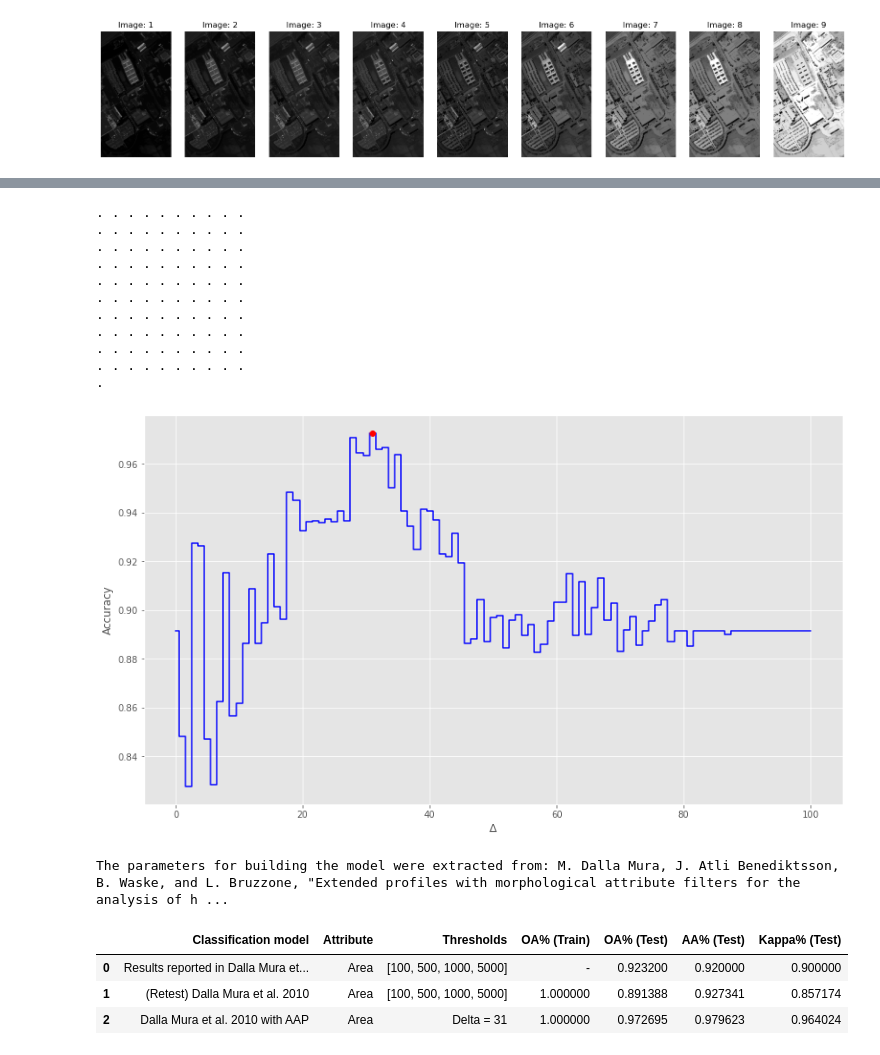
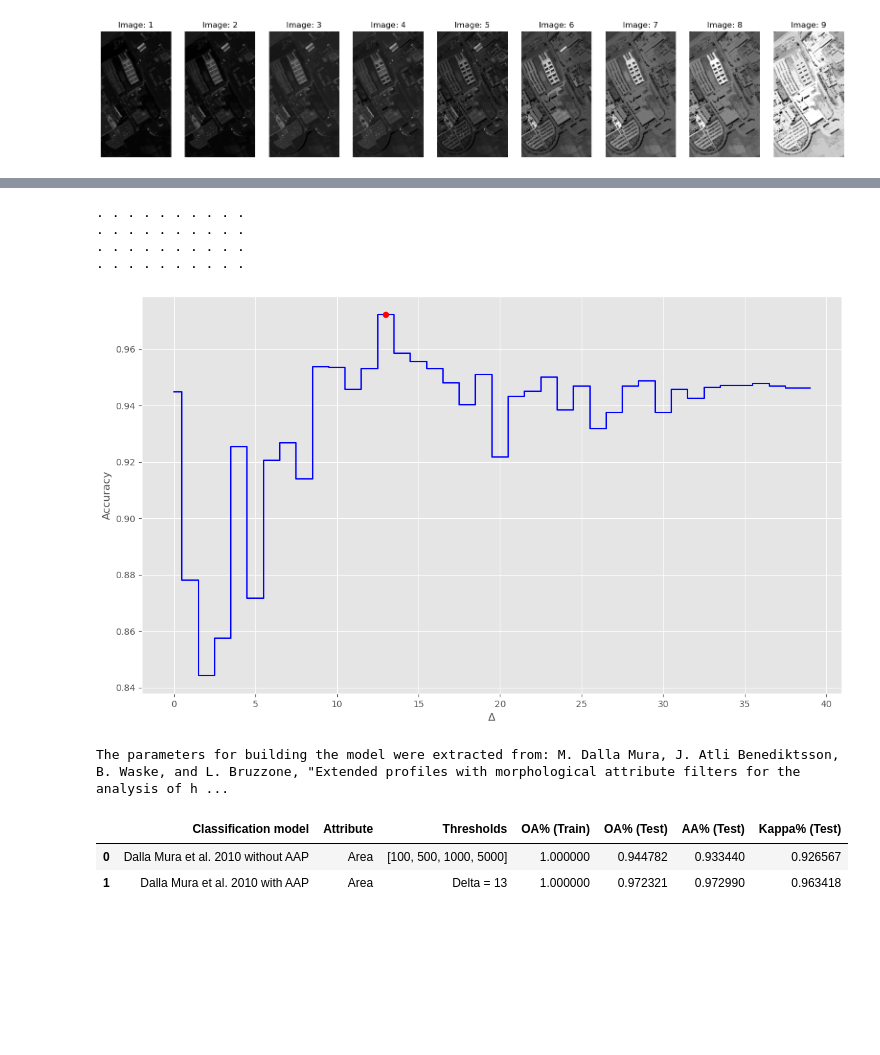
Before and after one commit to wonderalexandre/MorphoAAP, a Jupyter notebook: example/Classification_of_remote_sensing_data_with_MorphAAP.ipynb, the cells around one changed output, grey strips where cells are left out. Saved outputs shown, nothing was run; the diff lists cells and outputs as text; code cells hidden in the pictures; blank space fills up the shorter version.

```diff
--- a/example/Classification_of_remote_sensing_data_with_MorphAAP.ipynb
+++ b/example/Classification_of_remote_sensing_data_with_MorphAAP.ipynb
@@ -179,7 +169,10 @@ class RandomForestBasedAttributeProfile(RandomForestClassifier):
     self.attributeType = attributeType
     self.deltaMSER = deltaMSER
     self.image = image
-    self.EAP_vector = featureExtraction(self.image, self.lambdas, self.attributeType, deltaMSER=self.deltaMSER)
+
+    self.EAP_vector = featureExtraction(self.image, self.attributeType, self.lambdas, deltaMSER=self.deltaMSER)
+    bands, nr, nc = self.EAP_vector.shape
+    self.EAP_vector = self.EAP_vector.reshape((bands, nr * nc)).T
 
 
   def fit(self, idx, y):
@@ -300,7 +293,8 @@ def getMetrics(y_train, y_test, yp_train, yp_pred):
 
     AA_classes_train = recall_score(y_train, yp_train, average=None, labels=np.unique(y_train))
     AA_classes_test = recall_score(y_test, yp_pred, average=None, labels=np.unique(y_test))
-    df_classes = pd.DataFrame({"Classes":np.unique(y_train), "Train": AA_classes_train, "Test": AA_classes_test})
-    df_classes.set_index("Classes")
-
+    df_classes = pd.DataFrame({"Class":np.unique(y_train), "Train": AA_classes_train, "Test": AA_classes_test})
+    df_classes['Class'] = df_classes['Class'].astype(int)
+    df_classes.reset_index()
+    df_classes.set_index('Class')
     return df, df_classes
@@ -311,11 +304,12 @@ def getMetrics(y_train, y_test, yp_train, yp_pred):
 # %%
 # load dataset: university of Pavia
-pavia = scipy.io.loadmat('pavia_uni.mat')
-image = pavia['pavia_uni']
-test = pavia['pavia_uni_ts']
-train = pavia['pavia_uni_tr']
+image = sio.loadmat('PaviaU.mat')['paviaU']
+test = sio.loadmat('img_gt.mat')['img_gt']
+train = sio.loadmat('img_train.mat')['img_train']
 
 # Train and test sets
+test = test.astype(np.float32)
+train = train.astype(np.float32)
 train = train.reshape(-1)
 test = test.reshape(-1)
 idx_train = np.array(np.where(train>0)).reshape(-1)
@@ -324,14 +318,10 @@ y_train = train[idx_train]
 y_test  = test[idx_test]
 
 #PCA
-image_pca = getPCA(image, preserved_var=0.992)
-bands = image_pca.shape[2]
-for band in range(bands):
-  image_pca[:, :, band] = rescale(image_pca[:, :, band])
+image_pca = getPCA(image, numPCs=4)
 
 lambdas = [100, 500, 1000, 5000]
-attributeType = 0 #Currently only the area attribute is available
-
+attr_type=0 #area
 modelAP = RandomForestBasedAttributeProfile(n_estimators = 100,
                                           bootstrap=True,
                                           max_features = "sqrt",
@@ -339,7 +329,7 @@ modelAP = RandomForestBasedAttributeProfile(n_estimators = 100,
                                           random_state=42,
                                           image=image_pca,
                                           lambdas=lambdas,
-                                          attributeType=attributeType
+                                          attributeType=attr_type
                                           )
 
 
@@ -355,51 +345,43 @@ parameters_grid ={
     "random_state": [42],
     "image": [image_pca],
     "lambdas": [lambdas],
-    "attributeType": [attributeType],
+    "attributeType": [attr_type],
     "deltaMSER": [i for i in range(0, 40)]
 }
 gridsearch = GridSearch(parameters_grid, X_val=idx_test, y_val=y_test)
 gridsearch.fit(idx_train, y_train)
 gridsearch.plot("deltaMSER")
 bestDelta = gridsearch.bestParameter("deltaMSER")
 modelAAP = gridsearch.bestModel()
 
 
 #Performance
 yp_train_AP = modelAP.predict(idx_train)
 yp_test_AP = modelAP.predict(idx_test)
 
 yp_train_AAP = modelAAP.predict(idx_train)
 yp_test_AAP = modelAAP.predict(idx_test)
 
 
 df_AAP, df_classes_AAP = getMetrics(y_train, y_test, yp_train_AAP, yp_test_AAP)
 df_AP, df_classes_AP = getMetrics(y_train, y_test, yp_train_AP, yp_test_AP)
 dfResults = pd.DataFrame({
-                  "Classification model" : ["Results reported in Dalla Mura et al. 2010", "(Retest) Dalla Mura et al. 2010", "Dalla Mura et al. 2010 with AAP"],
-                   "Attribute" : ["Area", "Area", "Area"],
-                   "Thresholds" : [lambdas, lambdas, ("Delta = " + str(bestDelta))],
+                  "Classification model" : ["Dalla Mura et al. 2010 without AAP", "Dalla Mura et al. 2010 with AAP"],
+                   "Attribute" : ["Area", "Area"],
+                   "Thresholds" : [lambdas, ("Delta = " + str(bestDelta))],
 
-                   "OA% (Train)" : ["-", df_AP["Train"][0], df_AAP["Train"][0]],
-                   "OA% (Test)" : [0.9232, df_AP["Test"][0], df_AAP["Test"][0]],
-                   "AA% (Test)" : [0.9200, df_AP["Test"][1], df_AAP["Test"][1]],
-                   "Kappa% (Test)" : [0.90, df_AP["Test"][2], df_AAP["Test"][2]]}).style.set_caption('<br><br>The parameters for building the model were extracted from: <i>M. Dalla Mura, J. Atli Benediktsson, B. Waske, and L. Bruzzone, "Extended profiles with morphological attribute filters for the analysis of hyperspectral data", Int. J. Remote Sens., vol. 31, no. 22, pp. 5975–5991, Jul. 2010.</i><br><br>')
+                   "OA% (Train)" : [df_AP["Train"][0], df_AAP["Train"][0]],
+                   "OA% (Test)" : [df_AP["Test"][0], df_AAP["Test"][0]],
+                   "AA% (Test)" : [df_AP["Test"][1], df_AAP["Test"][1]],
+                   "Kappa% (Test)" : [df_AP["Test"][2], df_AAP["Test"][2]]}).style.set_caption('<br><br>The parameters for building the model were extracted from: <i>M. Dalla Mura, J. Atli Benediktsson, B. Waske, and L. Bruzzone, "Extended profiles with morphological attribute filters for the analysis of hyperspectral data", Int. J. Remote Sens., vol. 31, no. 22, pp. 5975–5991, Jul. 2010.</i><br><br>')
 dfResults
 # %% [output]
 . . . . . . . . . .
 . . . . . . . . . .
 . . . . . . . . . .
 . . . . . . . . . .
-. . . . . . . . . .
-. . . . . . . . . .
-. . . . . . . . . .
-. . . . . . . . . .
-. . . . . . . . . .
-. . . . . . . . . .
-.
-[figure, old version]
+[figure, new version]
 The parameters for building the model were extracted from: M. Dalla Mura, J. Atli Benediktsson, B. Waske, and L. Bruzzone, "Extended profiles with morphological attribute filters for the analysis of h ...
 |  | Classification model | Attribute | Thresholds | OA% (Train) | OA% (Test) | AA% (Test) | Kappa% (Test) |
-| 0 | Results reported in Dalla Mura et... | Area | [100, 500, 1000, 5000] | - | 0.923200 | 0.920000 | 0.900000 |
-| 1 | (Retest) Dalla Mura et al. 2010 | Area | [100, 500, 1000, 5000] | 1.000000 | 0.891388 | 0.927341 | 0.857174 |
-| 2 | Dalla Mura et al. 2010 with AAP | Area | Delta = 31 | 1.000000 | 0.972695 | 0.979623 | 0.964024 |
+| 0 | Dalla Mura et al. 2010 without AAP | Area | [100, 500, 1000, 5000] | 1.000000 | 0.944782 | 0.933440 | 0.926567 |
+| 1 | Dalla Mura et al. 2010 with AAP | Area | Delta = 13 | 1.000000 | 0.972321 | 0.972990 | 0.963418 |
```
Also changed, not shown: parts of 18 cells of this notebook, 7 other files.
